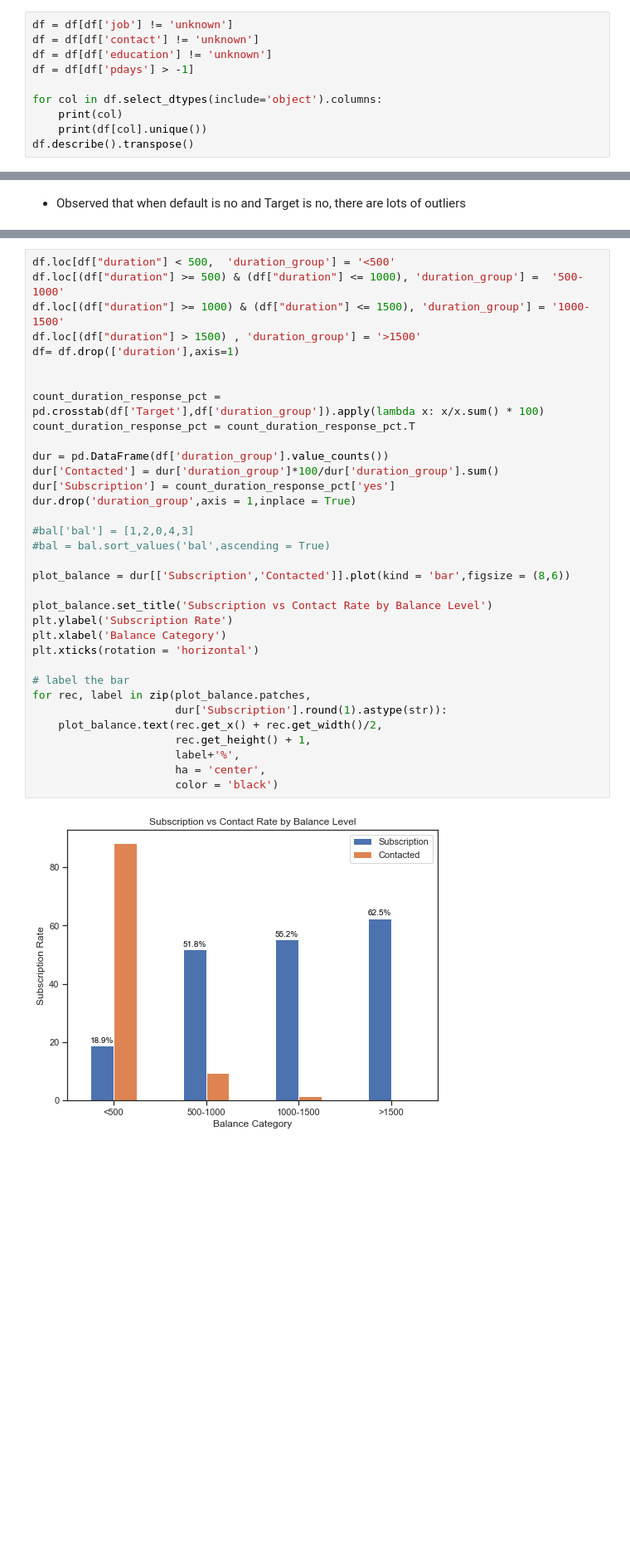
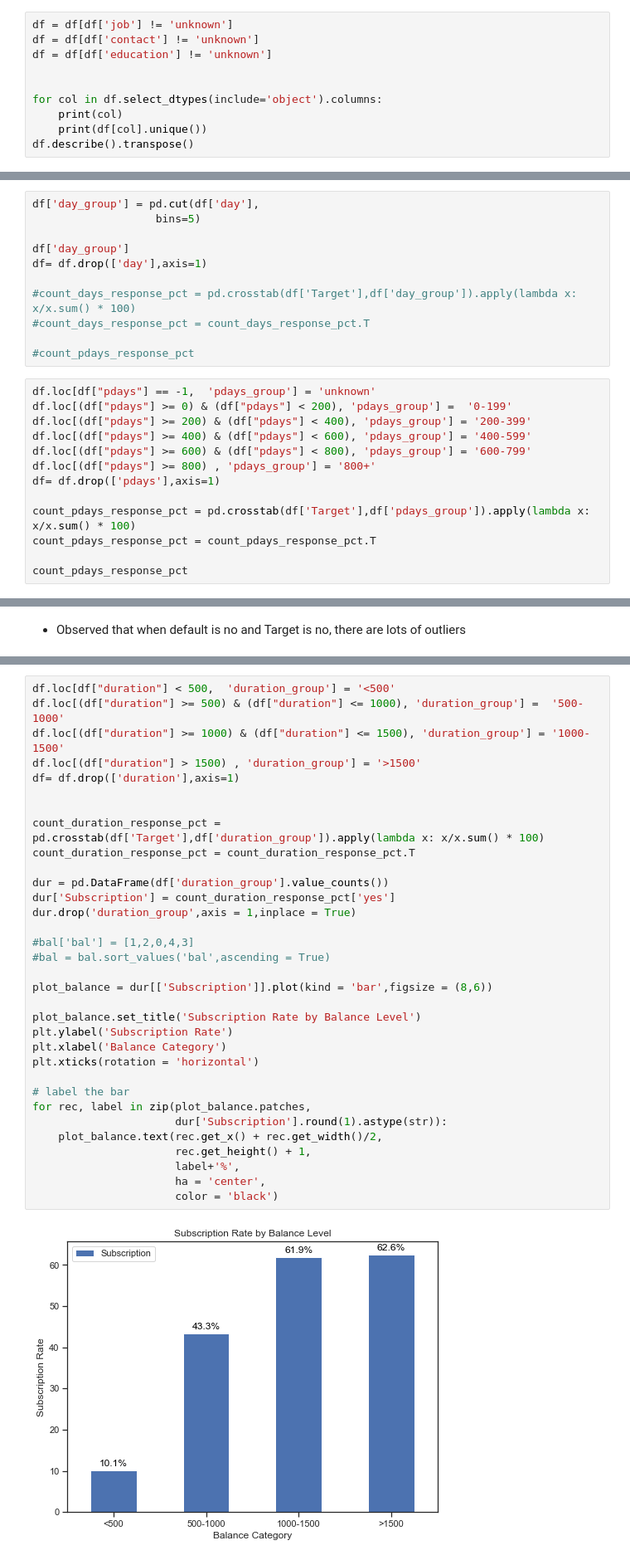
Before and after one commit to kangsheng89/Assignment_1, a Jupyter notebook: assignment2.ipynb, the cells around one changed output, grey strips where cells are left out. Shown at 83% size. Drawn from its saved outputs; the diff is of its cells as text; blank space fills up the shorter version.

```diff
--- a/assignment2.ipynb
+++ b/assignment2.ipynb
@@ -106,7 +106,7 @@ dtype: int64
 df = df[df['job'] != 'unknown']
 df = df[df['contact'] != 'unknown']
 df = df[df['education'] != 'unknown']
-df = df[df['pdays'] > -1]
+
 
 for col in df.select_dtypes(include='object').columns:
     print(col)
@@ -146,0 +155,24 @@ Name: Target, dtype: int64
+# %%
+df['day_group'] = pd.cut(df['day'],
+                   bins=5)
+
+df['day_group']
+df= df.drop(['day'],axis=1)
+
+#count_days_response_pct = pd.crosstab(df['Target'],df['day_group']).apply(lambda x: x/x.sum() * 100)
+#count_days_response_pct = count_days_response_pct.T
+
+#count_pdays_response_pct
+# %%
+df.loc[df["pdays"] == -1,  'pdays_group'] = 'unknown'
+df.loc[(df["pdays"] >= 0) & (df["pdays"] < 200), 'pdays_group'] =  '0-199'
+df.loc[(df["pdays"] >= 200) & (df["pdays"] < 400), 'pdays_group'] = '200-399'
+df.loc[(df["pdays"] >= 400) & (df["pdays"] < 600), 'pdays_group'] = '400-599'
+df.loc[(df["pdays"] >= 600) & (df["pdays"] < 800), 'pdays_group'] = '600-799'
+df.loc[(df["pdays"] >= 800) , 'pdays_group'] = '800+'
+df= df.drop(['pdays'],axis=1)
+
+count_pdays_response_pct = pd.crosstab(df['Target'],df['pdays_group']).apply(lambda x: x/x.sum() * 100)
+count_pdays_response_pct = count_pdays_response_pct.T
+
+count_pdays_response_pct
@@ -233,37 +275,36 @@ df.loc[df["duration"] < 500,  'duration_group'] = '<500'
 df.loc[(df["duration"] >= 500) & (df["duration"] <= 1000), 'duration_group'] =  '500-1000'
 df.loc[(df["duration"] >= 1000) & (df["duration"] <= 1500), 'duration_group'] = '1000-1500'
 df.loc[(df["duration"] > 1500) , 'duration_group'] = '>1500'
 df= df.drop(['duration'],axis=1)
 
 
 count_duration_response_pct = pd.crosstab(df['Target'],df['duration_group']).apply(lambda x: x/x.sum() * 100)
 count_duration_response_pct = count_duration_response_pct.T
 
 dur = pd.DataFrame(df['duration_group'].value_counts())
-dur['Contacted'] = dur['duration_group']*100/dur['duration_group'].sum()
 dur['Subscription'] = count_duration_response_pct['yes']
 dur.drop('duration_group',axis = 1,inplace = True)
 
 #bal['bal'] = [1,2,0,4,3]
 #bal = bal.sort_values('bal',ascending = True)
 
-plot_balance = dur[['Subscription','Contacted']].plot(kind = 'bar',figsize = (8,6))
+plot_balance = dur[['Subscription']].plot(kind = 'bar',figsize = (8,6))
 
-plot_balance.set_title('Subscription vs Contact Rate by Balance Level')
+plot_balance.set_title('Subscription Rate by Balance Level')
 plt.ylabel('Subscription Rate')
 plt.xlabel('Balance Category')
 plt.xticks(rotation = 'horizontal')
 
 # label the bar
 for rec, label in zip(plot_balance.patches,
                       dur['Subscription'].round(1).astype(str)):
     plot_balance.text(rec.get_x() + rec.get_width()/2,
                       rec.get_height() + 1,
                       label+'%',
                       ha = 'center',
                       color = 'black')
 # %% [output]
-[figure, old version]
+[figure, new version]
 # %%
 sns.countplot(x="duration_group",hue="Target", data=df)
 # %% [output]
```
Also changed, not shown: parts of 38 cells of this notebook.
